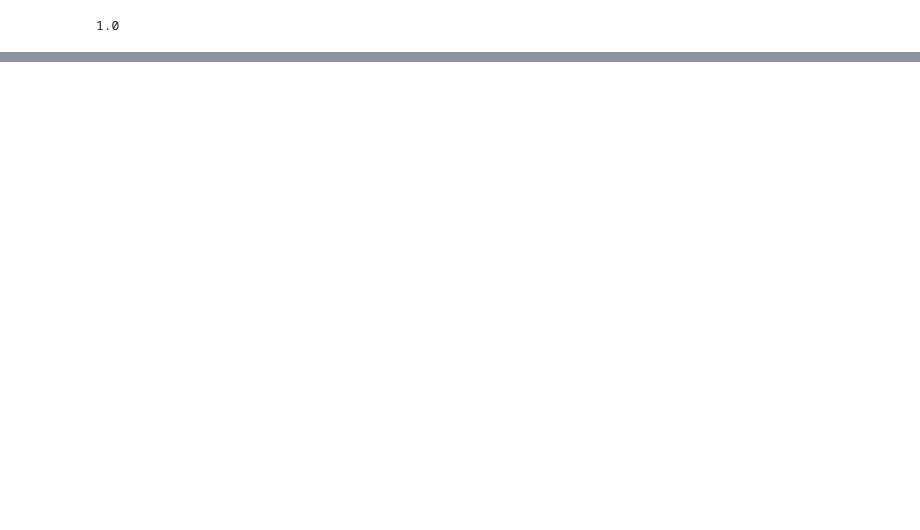
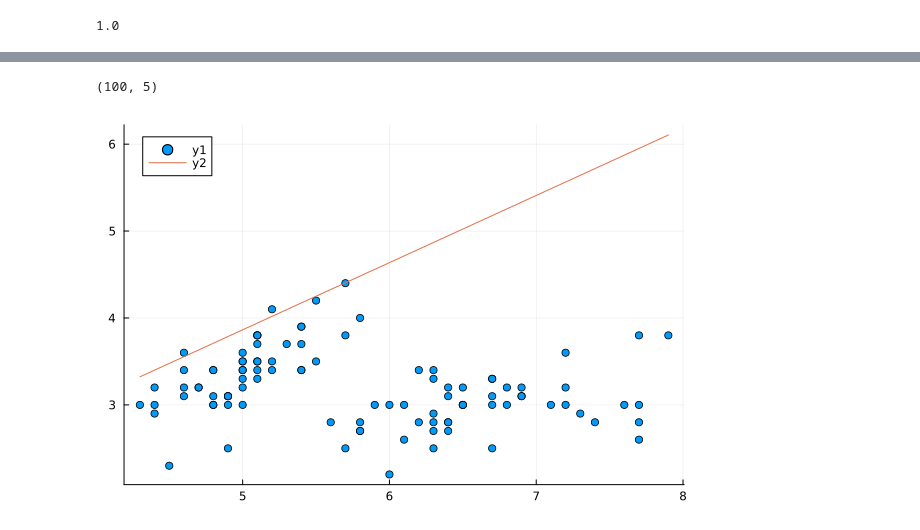
Before and after one commit to JonathanEdelmanS/ParallelizedKolterMixing, a Jupyter notebook: Code/Silver Stepsize/Gradient Descent and Stepsize.ipynb, the cells around one changed output, grey strips where cells are left out. Cells and saved outputs as stored; diff of their text form; code cells hidden in the pictures; blank space fills up the shorter version.

```diff
--- a/Code/Silver Stepsize/Gradient Descent and Stepsize.ipynb
+++ b/Code/Silver Stepsize/Gradient Descent and Stepsize.ipynb
@@ -42,0 +72,6 @@ grad(w,data)
+# %%
+iris = CSV.read("../../Datasets/iris/iris.data", header=0, DataFrame);
+# %%
+part1=iris[1:100,:]
+part2=iris[51:150,:]
+part3=vcat(iris[1:50,:],iris[101:150,:])
@@ -42,0 +132,9 @@ grad(w,data)
+# %%
+size(part3)
+# %% [output]
+(100, 5)
+# %%
+scatter(part3.Column1, part3.Column2)
+plot!(x-> 1(2.6939958865287883 / 3.485993945569559) * x)
+# %% [output]
+[figure, added]
```
Also changed, not shown: parts of 16 cells of this notebook, 20 other files.
